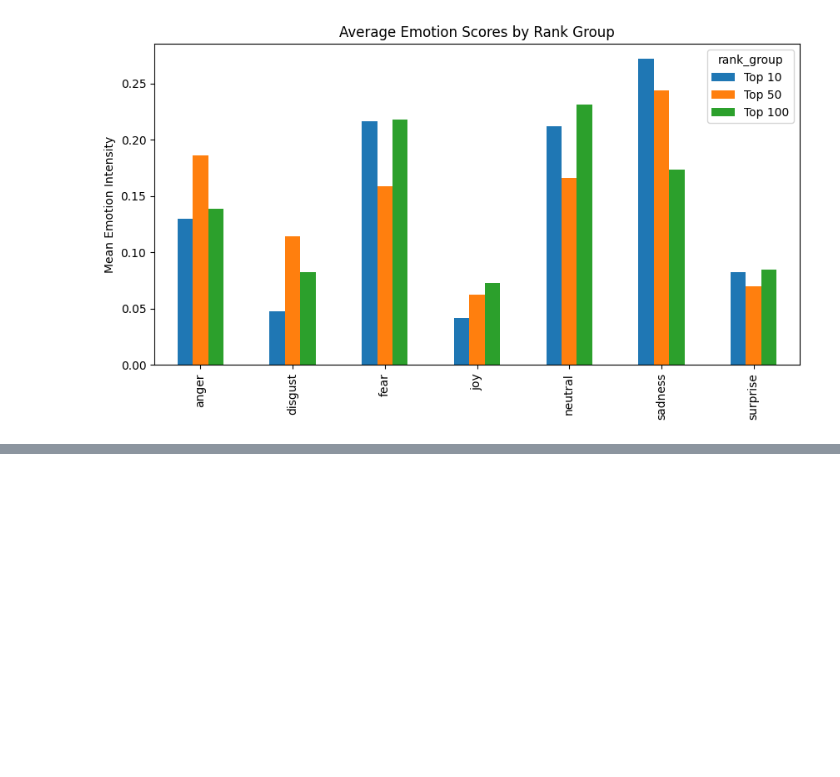
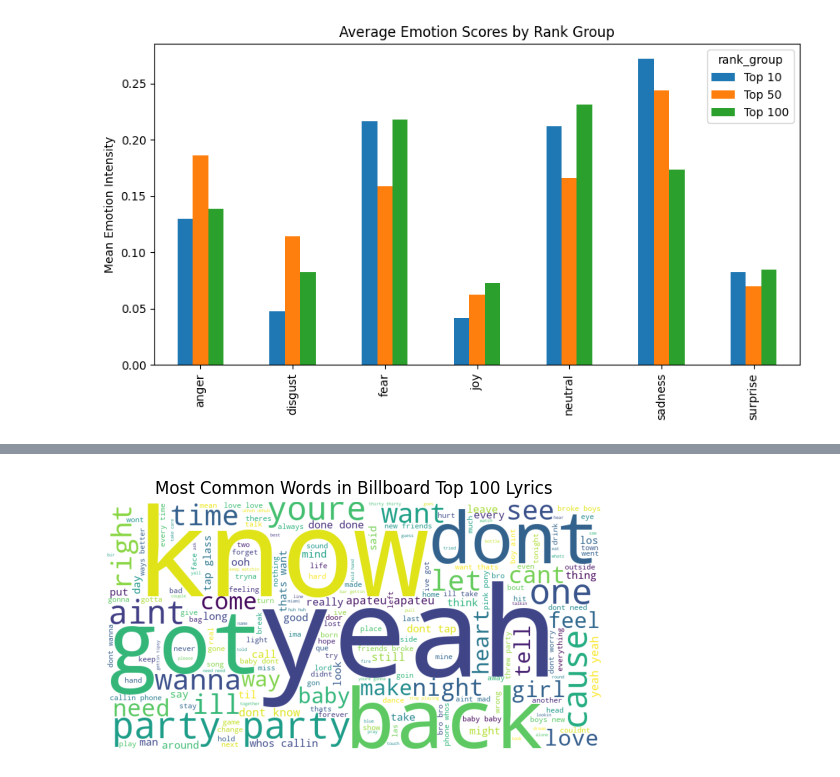
Before and after one commit to dumburger3/Lyric-Sentiment-Popularity, a Jupyter notebook: notebooks/2-data_clean_wrangle_EDA.ipynb, the cells around one changed output, grey strips where cells are left out. Drawn from its saved outputs; the diff is of its cells as text; code cells hidden in the pictures; blank space fills up the shorter version.

```diff
--- a/notebooks/2-data_clean_wrangle_EDA.ipynb
+++ b/notebooks/2-data_clean_wrangle_EDA.ipynb
@@ -338,0 +367,11 @@ plt.show()
+# %%
+# Get all words in all songs
+all_words = [word for important_words in df['important_words'] for word in important_words]
+
+# Convert to Series and use value_counts()
+words_freq = pd.Series(all_words).value_counts().head(25)
+
+# Convert to DataFrame
+words_df = words_freq.reset_index()
+words_df.columns = ['Word', 'Frequency']
+words_df
@@ -338,0 +408,10 @@ plt.show()
+# %%
+text = ' '.join(all_words)
+wc = WordCloud(width=800, height=400, background_color='white').generate(text)
+
+plt.imshow(wc)
+plt.axis('off') # removes x/y axes
+plt.title('Most Common Words in Billboard Top 100 Lyrics')
+plt.show()
+# %% [output]
+[figure, added]
```
Also changed, not shown: parts of 5 cells of this notebook.
